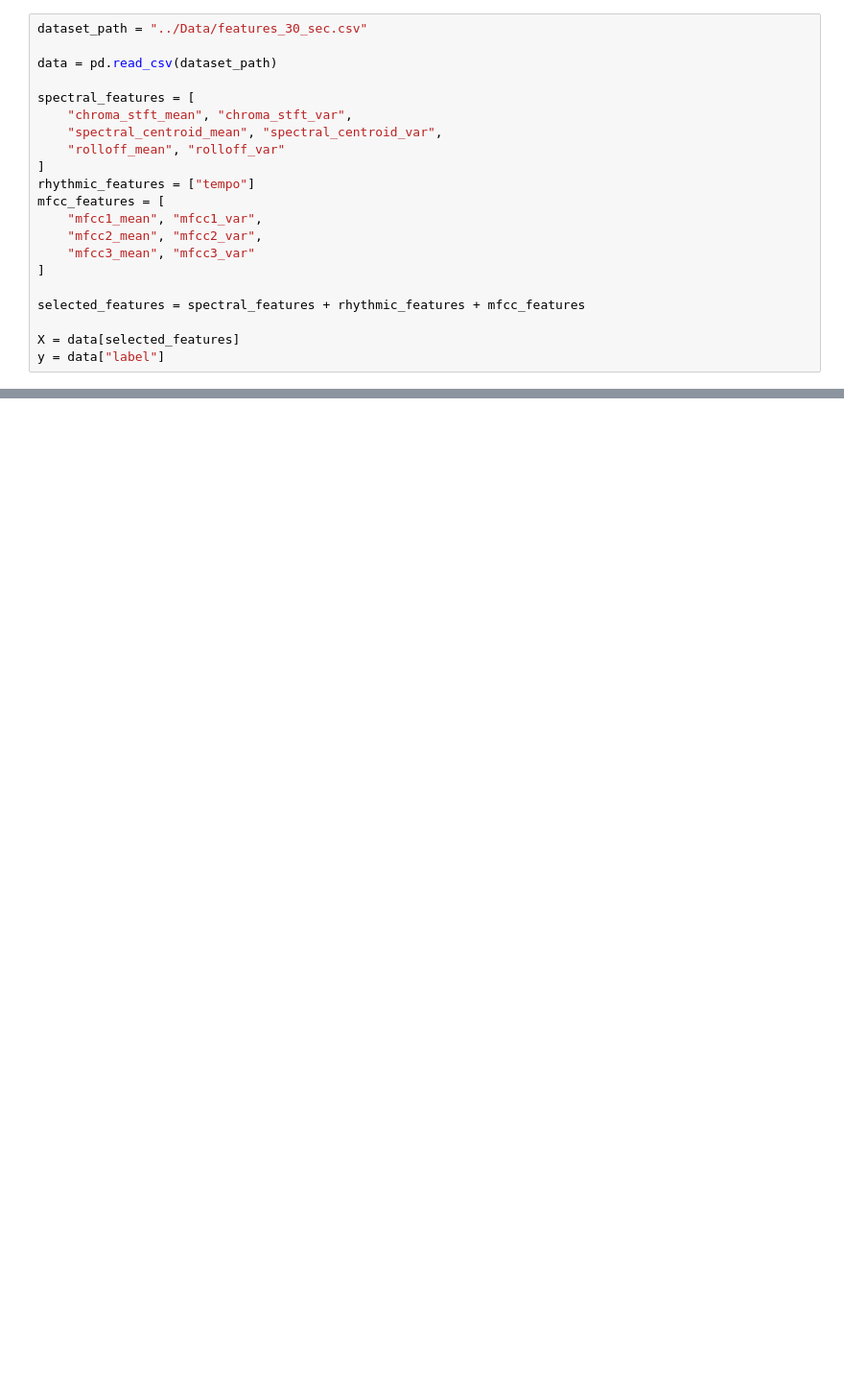
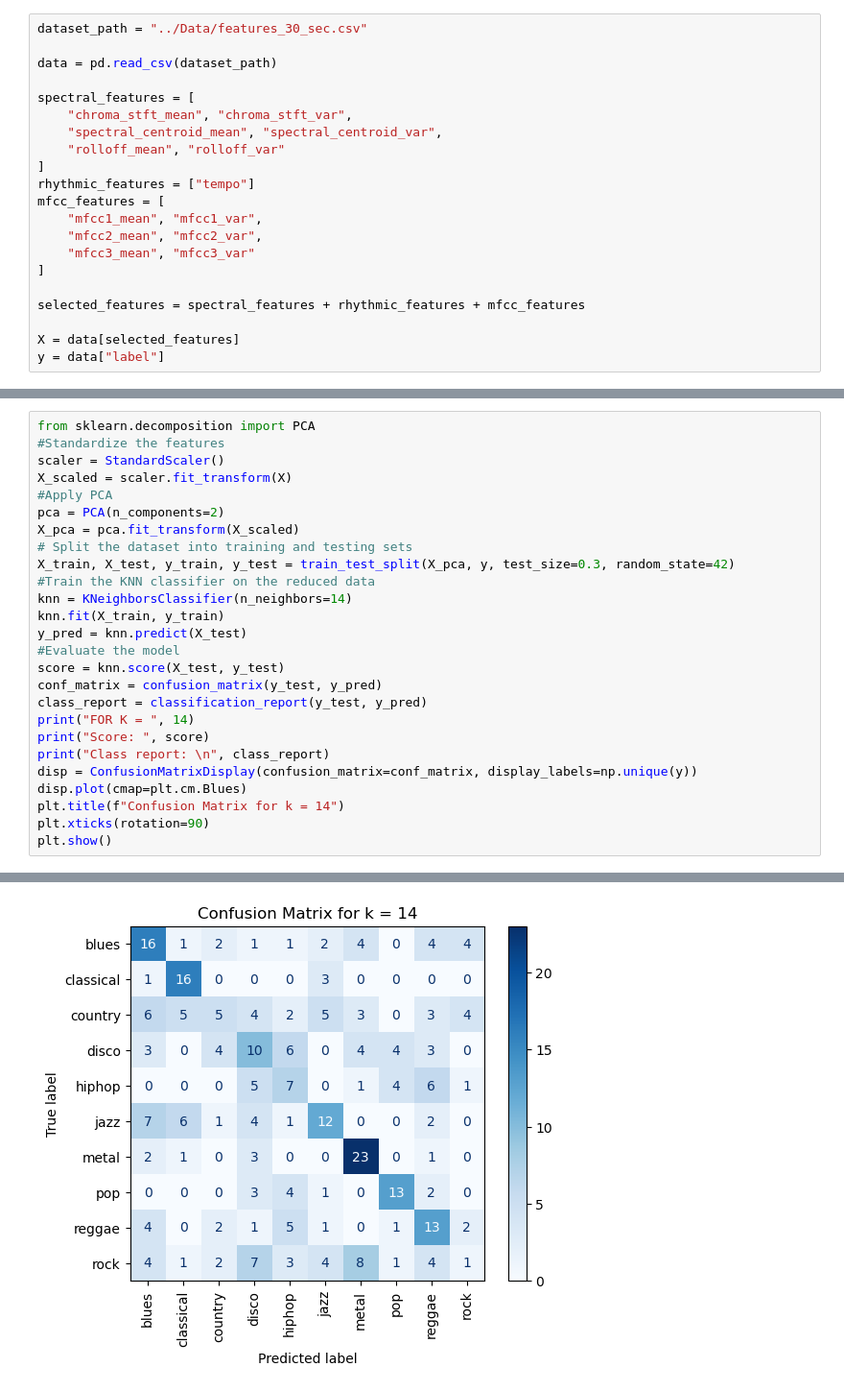
Before and after one commit to vaishakkmenon/Music-Genre-Classification, a Jupyter notebook: Models/KNN.ipynb, the cells around one changed output, grey strips where cells are left out. Shown at 96% size. Saved outputs shown, nothing was run; the diff lists cells and outputs as text; blank space fills up the shorter version.

```diff
--- a/Models/KNN.ipynb
+++ b/Models/KNN.ipynb
@@ -67,0 +146,27 @@ weighted avg       0.54      0.54      0.53       300
+# %%
+from sklearn.decomposition import PCA
+#Standardize the features
+scaler = StandardScaler()
+X_scaled = scaler.fit_transform(X)
+#Apply PCA
+pca = PCA(n_components=2)
+X_pca = pca.fit_transform(X_scaled)
+# Split the dataset into training and testing sets
+X_train, X_test, y_train, y_test = train_test_split(X_pca, y, test_size=0.3, random_state=42)
+#Train the KNN classifier on the reduced data
+knn = KNeighborsClassifier(n_neighbors=14)
+knn.fit(X_train, y_train)
+y_pred = knn.predict(X_test)
+#Evaluate the model
+score = knn.score(X_test, y_test)
+conf_matrix = confusion_matrix(y_test, y_pred)
+class_report = classification_report(y_test, y_pred)
+print("FOR K = ", 14)
+print("Score: ", score)
+print("Class report: \n", class_report)
+disp = ConfusionMatrixDisplay(confusion_matrix=conf_matrix, display_labels=np.unique(y))
+disp.plot(cmap=plt.cm.Blues)
+plt.title(f"Confusion Matrix for k = 14")
+plt.xticks(rotation=90)
+plt.show()
+# %% [output]
@@ -67,0 +192 @@ weighted avg       0.54      0.54      0.53       300
+[figure, added]
```
Also changed, not shown: parts of 5 cells of this notebook.
